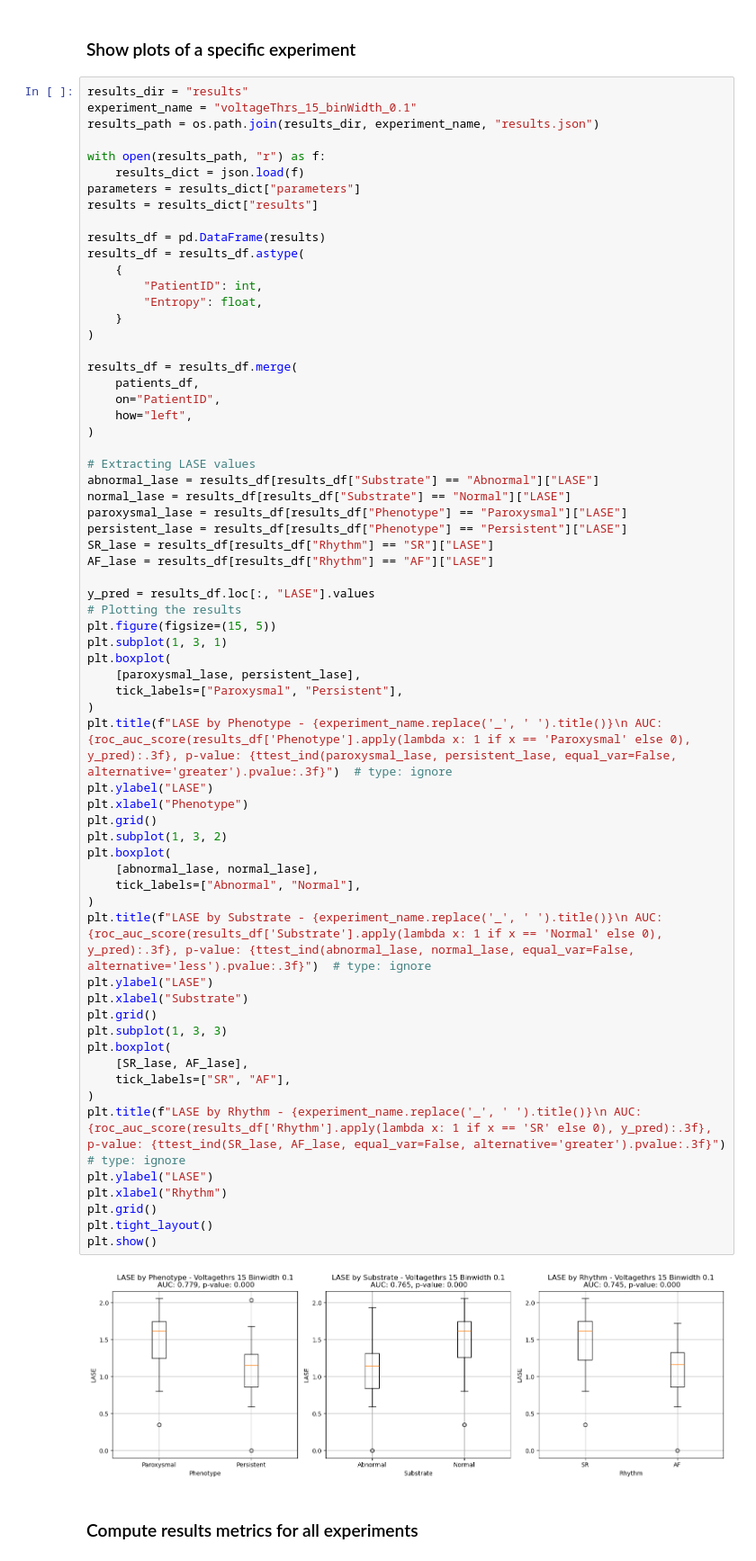
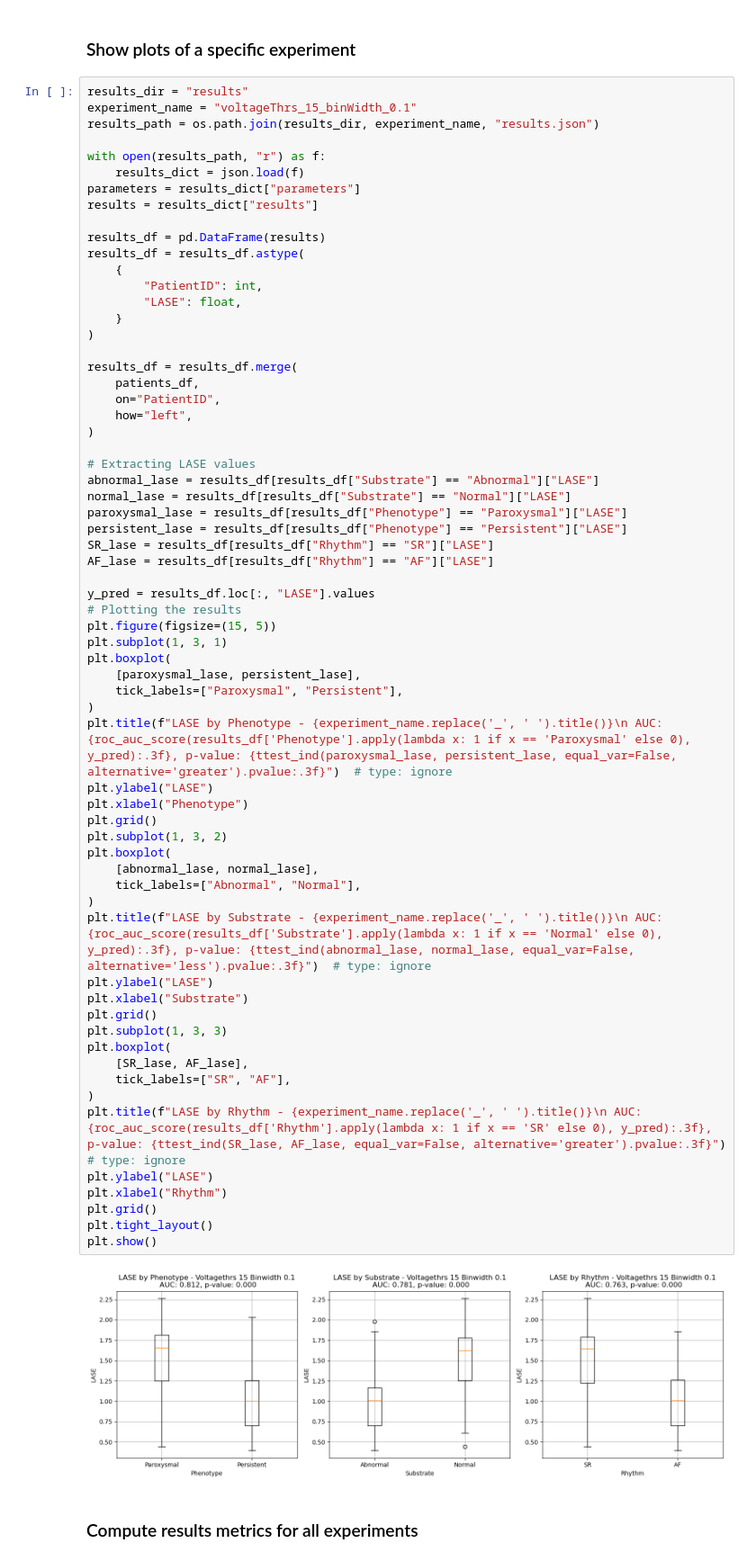
Before and after one commit to FilippoUslenghi/LA_entropy, a Jupyter notebook: results.ipynb, the cells around one changed output. Shown: that part at 90% size. Drawn from its saved outputs; the diff is of its cells as text.

```diff
--- a/results.ipynb
+++ b/results.ipynb
@@ -88,7 +88,7 @@ results_df = pd.DataFrame(results)
 results_df = results_df.astype(
     {
         "PatientID": int,
-        "Entropy": float,
+        "LASE": float,
     }
 )
 
@@ -112,34 +112,34 @@ plt.figure(figsize=(15, 5))
 plt.subplot(1, 3, 1)
 plt.boxplot(
     [paroxysmal_lase, persistent_lase],
     tick_labels=["Paroxysmal", "Persistent"],
 )
 plt.title(f"LASE by Phenotype - {experiment_name.replace('_', ' ').title()}\n AUC: {roc_auc_score(results_df['Phenotype'].apply(lambda x: 1 if x == 'Paroxysmal' else 0), y_pred):.3f}, p-value: {ttest_ind(paroxysmal_lase, persistent_lase, equal_var=False, alternative='greater').pvalue:.3f}")  # type: ignore
 plt.ylabel("LASE")
 plt.xlabel("Phenotype")
 plt.grid()
 plt.subplot(1, 3, 2)
 plt.boxplot(
     [abnormal_lase, normal_lase],
     tick_labels=["Abnormal", "Normal"],
 )
 plt.title(f"LASE by Substrate - {experiment_name.replace('_', ' ').title()}\n AUC: {roc_auc_score(results_df['Substrate'].apply(lambda x: 1 if x == 'Normal' else 0), y_pred):.3f}, p-value: {ttest_ind(abnormal_lase, normal_lase, equal_var=False, alternative='less').pvalue:.3f}")  # type: ignore
 plt.ylabel("LASE")
 plt.xlabel("Substrate")
 plt.grid()
 plt.subplot(1, 3, 3)
 plt.boxplot(
     [SR_lase, AF_lase],
     tick_labels=["SR", "AF"],
 )
 plt.title(f"LASE by Rhythm - {experiment_name.replace('_', ' ').title()}\n AUC: {roc_auc_score(results_df['Rhythm'].apply(lambda x: 1 if x == 'SR' else 0), y_pred):.3f}, p-value: {ttest_ind(SR_lase, AF_lase, equal_var=False, alternative='greater').pvalue:.3f}")  # type: ignore
 plt.ylabel("LASE")
 plt.xlabel("Rhythm")
 plt.grid()
 plt.tight_layout()
 plt.show()
 # %% [output]
-[figure, old version]
+[figure, new version]
 # %% [markdown]
 ### Compute results metrics for all experiments
 # %%
```
Also changed, not shown: parts of 1 cell of this notebook, 1 other file.
